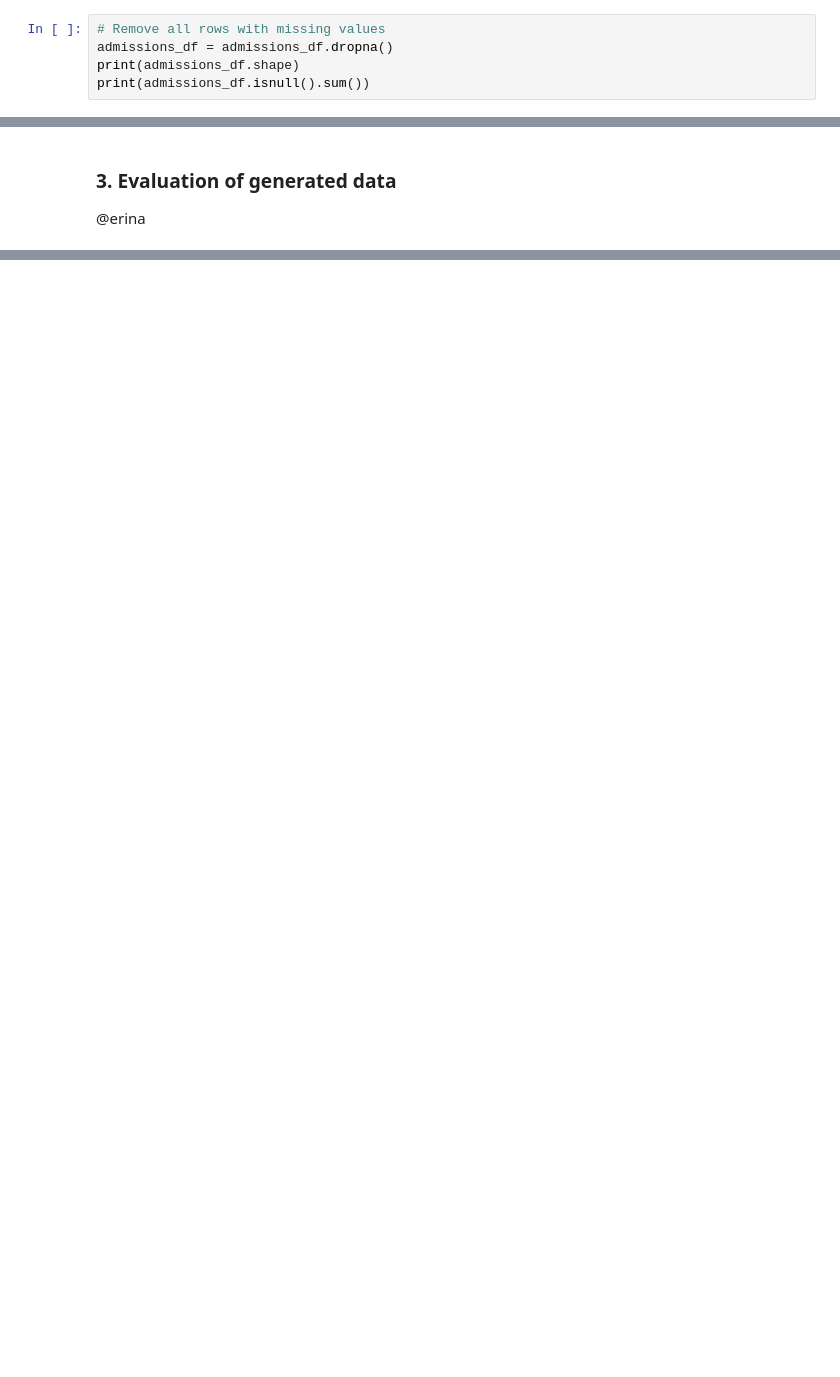
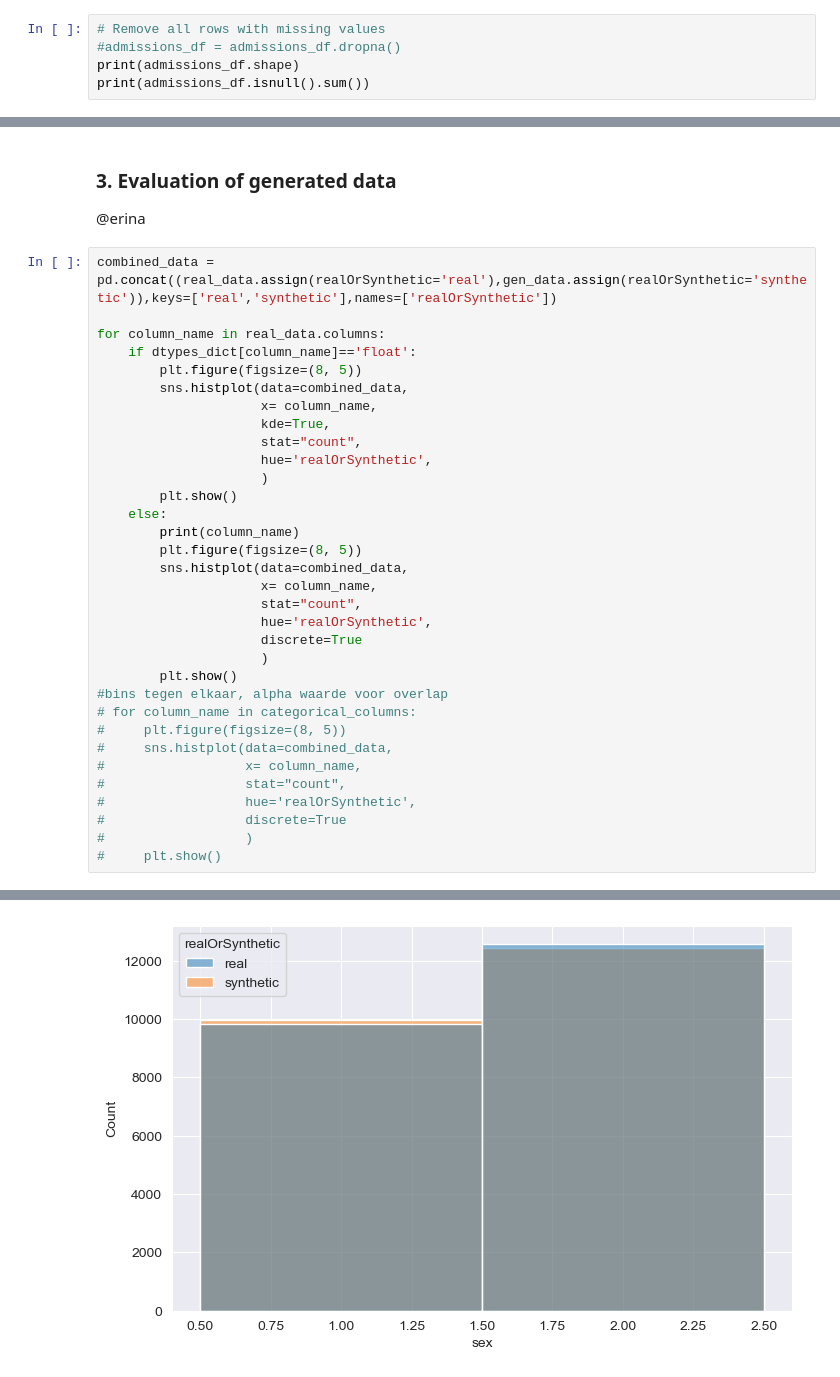
Before and after one commit to NGO-Algorithm-Audit/local-first-web-tool, a Jupyter notebook: notebooks/CART_LawSchoolAdmissionBar.ipynb, the cells around one changed output, grey strips where cells are left out. Cells and saved outputs as stored; diff of their text form; blank space fills up the shorter version.

Commit message:
first version of visualisations

```diff
--- a/notebooks/CART_LawSchoolAdmissionBar.ipynb
+++ b/notebooks/CART_LawSchoolAdmissionBar.ipynb
@@ -37,7 +40,7 @@ dtype: int64
 5 rows × 39 columns
 # %%
 # Remove all rows with missing values
-admissions_df = admissions_df.dropna()
+#admissions_df = admissions_df.dropna()
 print(admissions_df.shape)
 print(admissions_df.isnull().sum())
 # %% [output]
@@ -588,3 +194,37 @@ generate_bar
 ### 3. Evaluation of generated data
 
 @erina
+# %%
+combined_data = pd.concat((real_data.assign(realOrSynthetic='real'),gen_data.assign(realOrSynthetic='synthetic')),keys=['real','synthetic'],names=['realOrSynthetic'])
+
+for column_name in real_data.columns:
+    if dtypes_dict[column_name]=='float':
+        plt.figure(figsize=(8, 5))
+        sns.histplot(data=combined_data,
+                     x= column_name,
+                     kde=True,
+                     stat="count",
+                     hue='realOrSynthetic',
+                     )
+        plt.show()
+    else:
+        print(column_name)
+        plt.figure(figsize=(8, 5))
+        sns.histplot(data=combined_data,
+                     x= column_name,
+                     stat="count",
+                     hue='realOrSynthetic',
+                     discrete=True
+                     )
+        plt.show()
+#bins tegen elkaar, alpha waarde voor overlap
+# for column_name in categorical_columns:
+#     plt.figure(figsize=(8, 5))
+#     sns.histplot(data=combined_data,
+#                  x= column_name,
+#                  stat="count",
+#                  hue='realOrSynthetic',
+#                  discrete=True
+#                  )
+#     plt.show()
+# %% [output]
@@ -590,0 +232 @@ generate_bar
+[figure, added]
```
Also changed, not shown: parts of 12 cells of this notebook.
